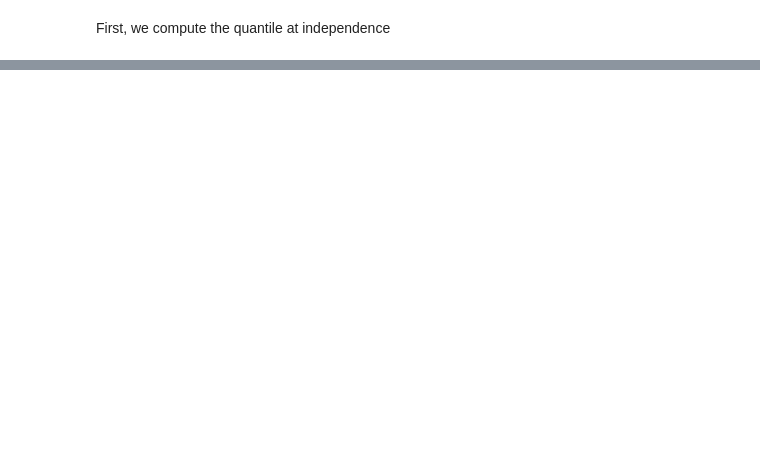
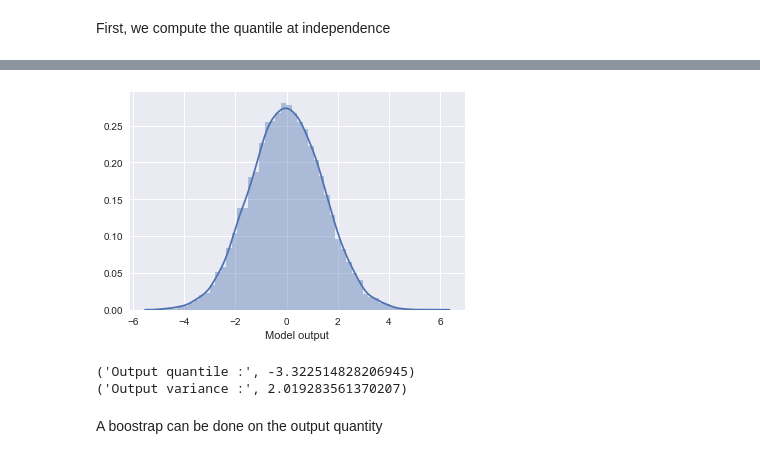
Before and after one commit to NazBen/dep-impact, a Jupyter notebook: examples/grid-search.ipynb, the cells around one changed output, grey strips where cells are left out. Saved outputs shown, nothing was run; the diff lists cells and outputs as text; code cells hidden in the pictures; blank space fills up the shorter version.

```diff
--- a/examples/grid-search.ipynb
+++ b/examples/grid-search.ipynb
@@ -76,0 +83,13 @@ indep_result = quant_estimate.independence(n_input_sample=n, q_func=q_func, rand
+# %%
+_ = sns.distplot(indep_result.output_sample[:, 0], axlabel='Model output')
+# %% [output]
+[figure, added]
+# %%
+print('Output quantile :', indep_result.quantity_)
+indep_result.q_func = np.var
+print('Output variance :', indep_result.quantity_)
+# %% [output]
+('Output quantile :', -3.322514828206945)
+('Output variance :', 2.019283561370207)
+# %% [markdown]
+A boostrap can be done on the output quantity
```
Also changed, not shown: parts of 32 cells of this notebook, 2 other files.
